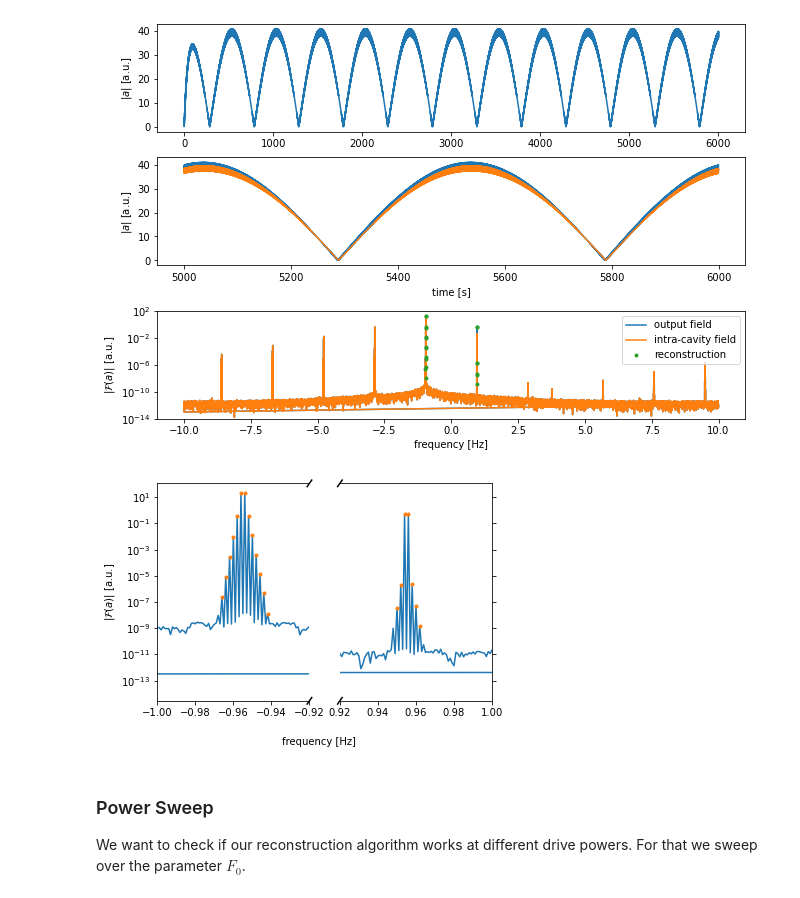
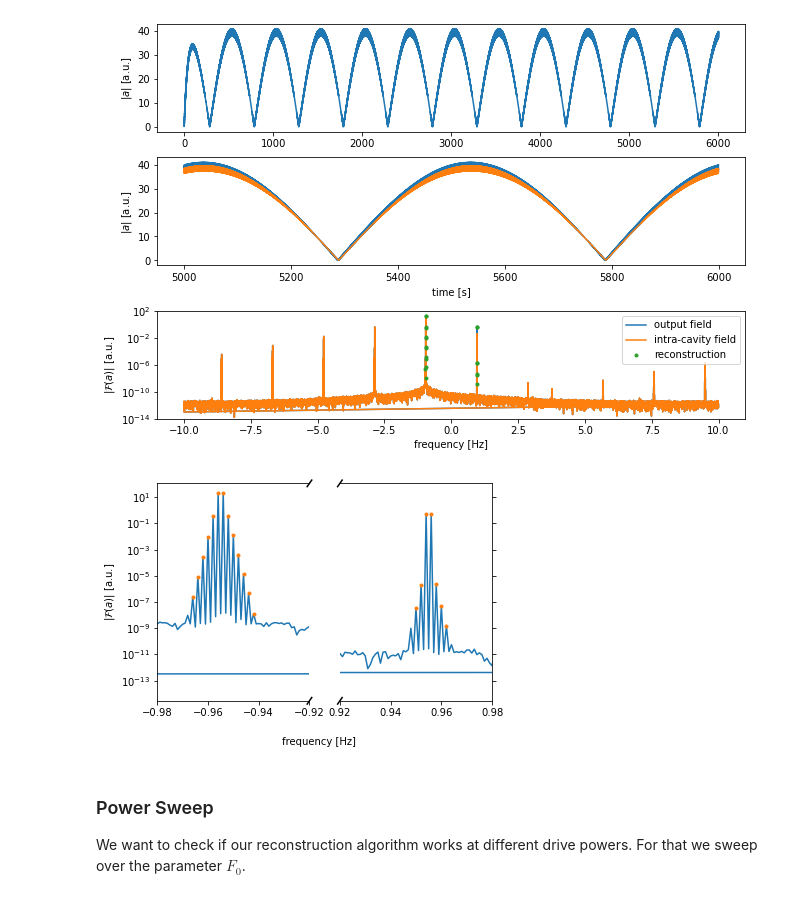
Before and after one commit to jcrivera-hdez/Scripts, a Jupyter notebook: data-analysis/TLS/HB-Simulation-PowerSweep.ipynb, the cells around one changed output. Drawn from its saved outputs; the diff is of its cells as text; code cells hidden in the pictures.

```diff
--- a/data-analysis/TLS/HB-Simulation-PowerSweep.ipynb
+++ b/data-analysis/TLS/HB-Simulation-PowerSweep.ipynb
@@ -327,7 +327,7 @@ Q_recon = 20
 # Plot only the region of interest
 
 # create two subplots
-def plot_brokenaxis(x, y, indices):
+def plot_brokenaxis(x, y, indices, xlim1, xlim2):
     fig2, ax = plt.subplots(1, 2, sharey=True, constrained_layout=False)
 
     ax[0].set_ylabel('$|\mathcal{F}(a)|$ [a.u.]')
@@ -336,37 +336,39 @@ def plot_brokenaxis(x, y, indices):
     # Plot same data on both axis
     ax[0].semilogy(x, np.abs(y), label='output field')
     ax[1].semilogy(x, np.abs(y), label='output field')
     ax[0].semilogy(x[indices], np.abs(y[indices]), '.', label='reconstruction')
     ax[1].semilogy(x[indices], np.abs(y[indices]), '.', label='reconstruction')
 
     # limit each x-axis to the chosen range
-    ax[0].set_xlim(-1, -0.92)
-    ax[1].set_xlim(0.92, 1)
+    ax[0].set_xlim(*xlim1)
+    ax[1].set_xlim(*xlim2)
 
     # hide spines between both axes
     ax[0].spines['right'].set_visible(False)
     ax[1].spines['left'].set_visible(False)
     ax[1].yaxis.tick_right()
 
     d = .015 # how big to make the diagonal lines in axes coordinates
 
     # arguments to pass plot, just so we don't keep repeating them
     kwargs = dict(transform=ax[0].transAxes, color='k', clip_on=False)
     ax[0].plot((1-d,1+d), (-d,+d), **kwargs)
     ax[0].plot((1-d,1+d), (1-d,1+d), **kwargs)
 
     kwargs.update(transform=ax[1].transAxes)  # switch to the bottom axes
     ax[1].plot((-d,+d), (1-d,1+d), **kwargs)
     ax[1].plot((-d,+d), (-d,+d), **kwargs)
 
     # vary the distance between plots
     fig2.subplots_adjust(wspace=0.2)
     plt.show()
 
 # how big to make the diagonal lines in axes coordinates
-plot_brokenaxis(f, A, imp_ind)
+xlim_n = np.array([-0.98, -0.92])
+xlim_p = np.array([0.92, 0.98])
+plot_brokenaxis(f, A, imp_ind, xlim_n, xlim_p)
 # %% [output]
-[figure, old version]
+[figure, new version]
 # %% [markdown]
 ### Power Sweep
 
```
Also changed, not shown: parts of 2 cells of this notebook.
